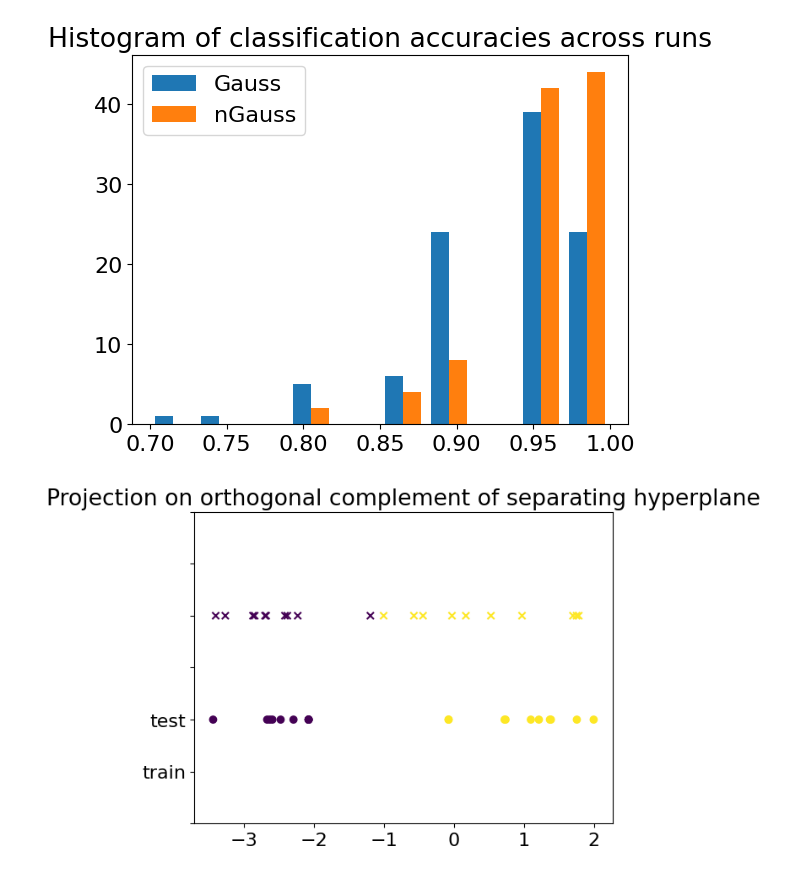
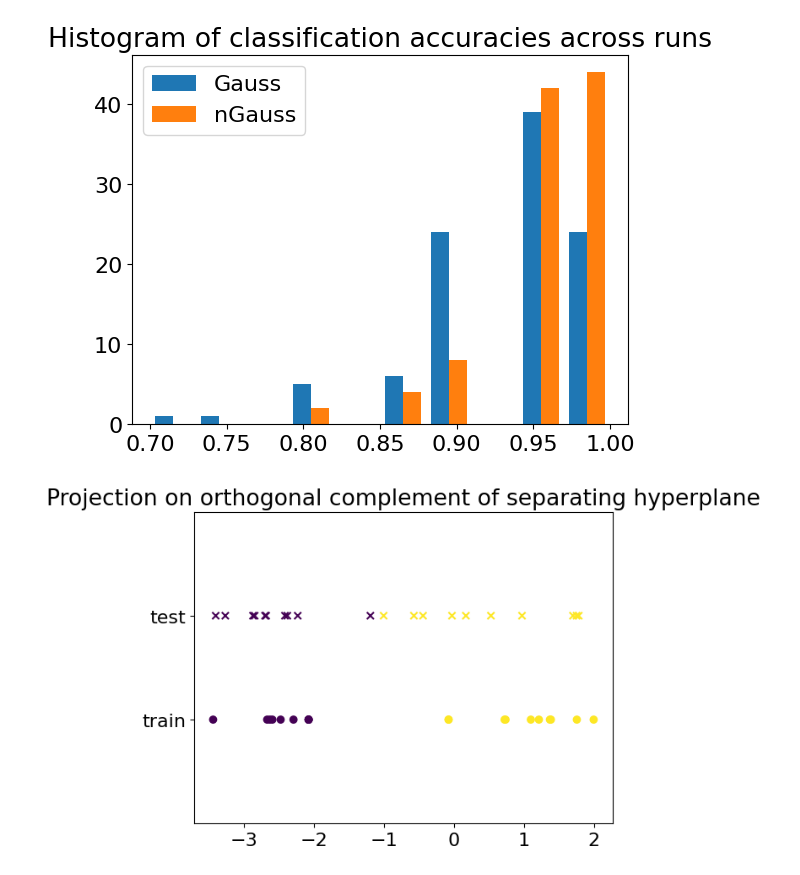
Before and after one commit to nihell/SignalProcessing, a Jupyter notebook: idler_data.ipynb, the cells around one changed output. Drawn from its saved outputs; the diff is of its cells as text; code cells hidden in the pictures.

```diff
--- a/idler_data.ipynb
+++ b/idler_data.ipynb
@@ -220,14 +220,15 @@ nGauss mean, std: 0.9610000000000001 0.045044422518220835
 # %%
 f,ax = plt.subplots()
 projection = np.dot(X_train, clf.coef_[0])
 ax.scatter(projection, [0]*2*n_samples, c=y_train)
 projection = np.dot(X_test, clf.coef_[0])
 ax.scatter(projection, [0.1]*2*n_samples, c=y_test, marker="x")
 
 ax.set_ylim((-0.1,0.2))
-ax.set_yticklabels(["","train","test",""])
+ax.set_yticks([0,0.1])
+ax.set_yticklabels(["train","test"])
 
 plt.title("Projection on orthogonal complement of separating hyperplane")
 plt.show()
 # %% [output]
-[figure, old version]
+[figure, new version]
```
Also changed, not shown: parts of 1 cell of this notebook, 1 other file.
